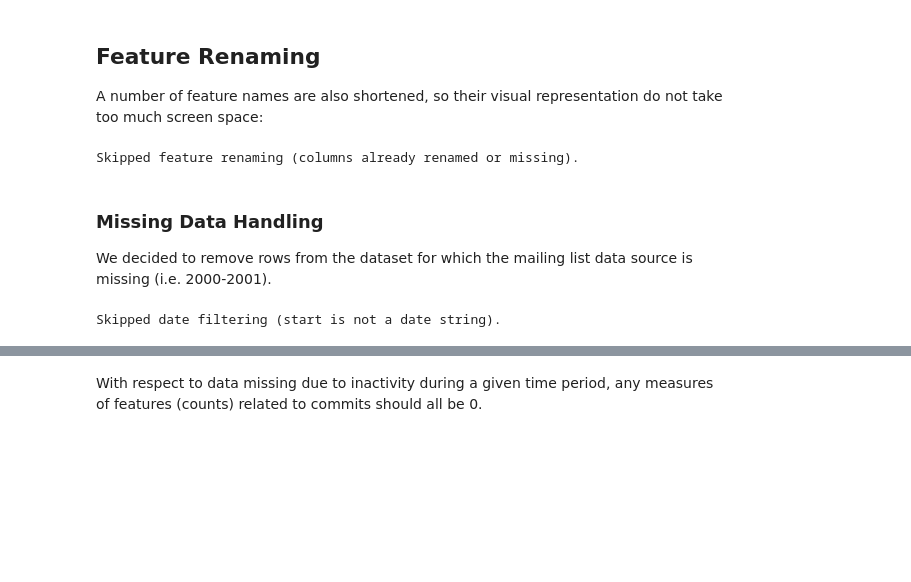
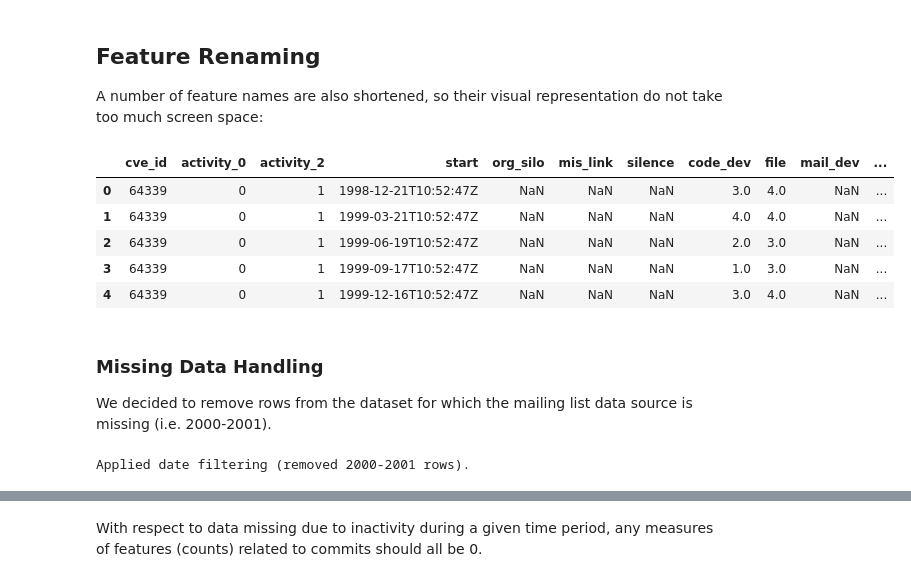
Before and after one commit to sailuh/pykumu, a Jupyter notebook: notebook/issue_causal_analysis.ipynb, the cells around one changed output, grey strips where cells are left out. Drawn from its saved outputs; the diff is of its cells as text; code cells hidden in the pictures; blank space fills up the shorter version.

```diff
--- a/notebook/issue_causal_analysis.ipynb
+++ b/notebook/issue_causal_analysis.ipynb
@@ -117,3 +121,8 @@ This notebook performs the necessary data transformations to the final table gen
 # %%
 # dt = pd.read_csv("~/causal_tse/causal_modelling/1_openssl_social_smells_timeline.csv")
-dt = pd.read_csv("resources/null_variable_dt.csv")
+
+with open("../conf/openssl.yml", 'r') as file:
+    conf = yaml.safe_load(file)
+
+data_filepath = conf['project']["data_filepath"]
+data_filepath
@@ -119,0 +133,4 @@ dt = pd.read_csv("resources/null_variable_dt.csv")
+# %%
+#dt = pd.read_csv("resources/null_variable_dt.csv")
+dt = pd.read_csv(data_filepath)
+dt.head()
@@ -128,10 +152,9 @@ In order to be loaded in Tetrad, some variables must be transformed from String
 
 We concatenate the last two digits of the year with the last four digits of the cve_id and convert into an integer. (E.g. 2006 and CVE ID XXX4339 becomes 06339).
 # %%
-if 'cve_id' in dt.columns and dt['cve_id'].dtype == object:
+if 'cve_id' in dt.columns:
     last_two_digits_year = dt['cve_id'].str[6:8]
     last_four_digits_cve = dt['cve_id'].str[9:14]
     dt['cve_id'] = (last_two_digits_year + last_four_digits_cve).astype(int)
-    print("Applied cve_id transformation.")
 else:
     print("Skipped cve_id transformation (column missing or already numeric).")
@@ -154,14 +190,15 @@ Skipped activity transformation (commit_interval column missing).
 A number of feature names are also shortened, so their visual representation do not take too much screen space:
 # %%
 rename_map = {
-    "start_datetime": "start",
+    "start_day": "start",
     "missing_links": "mis_link",
     "radio_silence": "silence",
     "code_only_devs": "code_dev",
     "code_files": "file",
     "ml_only_devs": "mail_dev",
     "ml_threads": "thread",
-    "n_commits": "commit"
+    "n_commits": "commit",
+    "sum_churn": "churn"
 }
 
 cols_to_rename = {k: v for k, v in rename_map.items() if k in dt.columns}
@@ -172,24 +209,29 @@ if cols_to_rename:
                      "thread", "commit", "churn"]
     available_cols = [c for c in expected_cols if c in dt.columns]
     dt = dt[available_cols]
-    print(f"Applied feature renaming: {list(cols_to_rename.keys())}")
-    print(f"Selected columns: {available_cols}")
 else:
     print("Skipped feature renaming (columns already renamed or missing).")
 
 dt.to_csv(os.path.join(py_output_dir, "feature_renaming.csv"), index=False)
-# %% [output]
-Skipped feature renaming (columns already renamed or missing).
+# %%
+dt.head()
+# %% [output]
+|  | cve_id | activity_0 | activity_2 | start | org_silo | mis_link | silence | code_dev | file | mail_dev | ... |
+| 0 | 64339 | 0 | 1 | 1998-12-21T10:52:47Z | NaN | NaN | NaN | 3.0 | 4.0 | NaN | ... |
+| 1 | 64339 | 0 | 1 | 1999-03-21T10:52:47Z | NaN | NaN | NaN | 4.0 | 4.0 | NaN | ... |
+| 2 | 64339 | 0 | 1 | 1999-06-19T10:52:47Z | NaN | NaN | NaN | 2.0 | 3.0 | NaN | ... |
+| 3 | 64339 | 0 | 1 | 1999-09-17T10:52:47Z | NaN | NaN | NaN | 1.0 | 3.0 | NaN | ... |
+| 4 | 64339 | 0 | 1 | 1999-12-16T10:52:47Z | NaN | NaN | NaN | 3.0 | 4.0 | NaN | ... |
 # %% [markdown]
 ### Missing Data Handling
 
 We decided to remove rows from the dataset for which the mailing list data source is missing (i.e. 2000-2001).
 # %%
-if 'start' in dt.columns and dt['start'].dtype == object:
+if 'start' in dt.columns:
     dt['start'] = pd.to_datetime(dt['start'])
     dt = dt[(dt['start'].dt.year < 2000) | (dt['start'].dt.year > 2001)]
     print("Applied date filtering (removed 2000-2001 rows).")
 else:
     print("Skipped date filtering (start is not a date string).")
 # %% [output]
-Skipped date filtering (start is not a date string).
+Applied date filtering (removed 2000-2001 rows).
```
Also changed, not shown: parts of 29 cells of this notebook, 2 other files.
